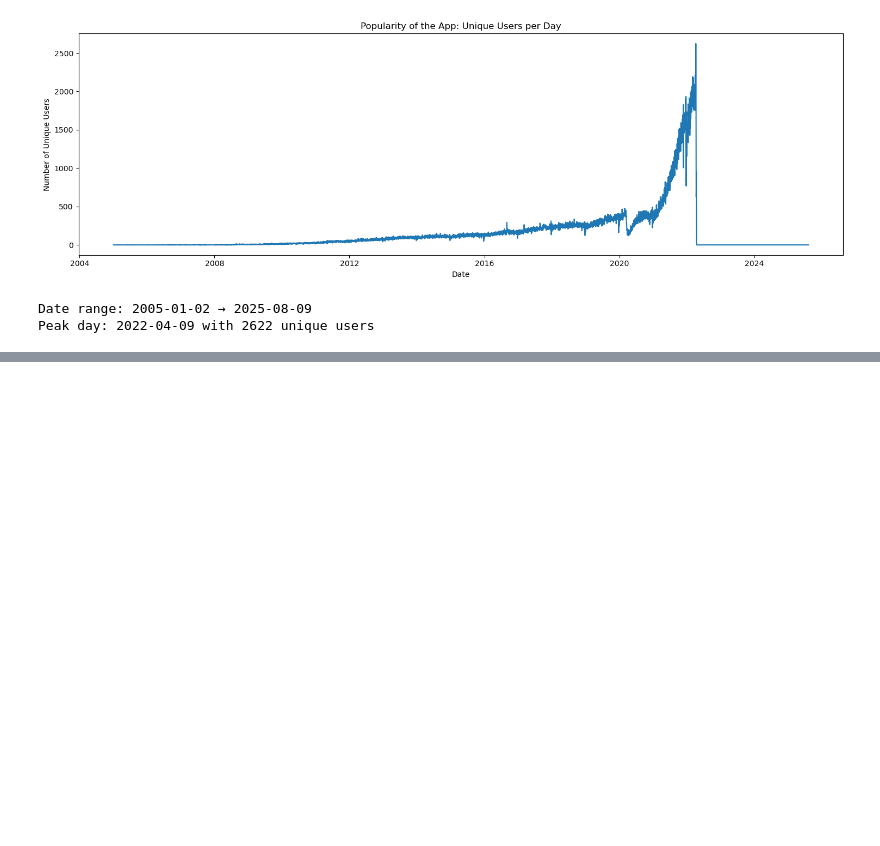
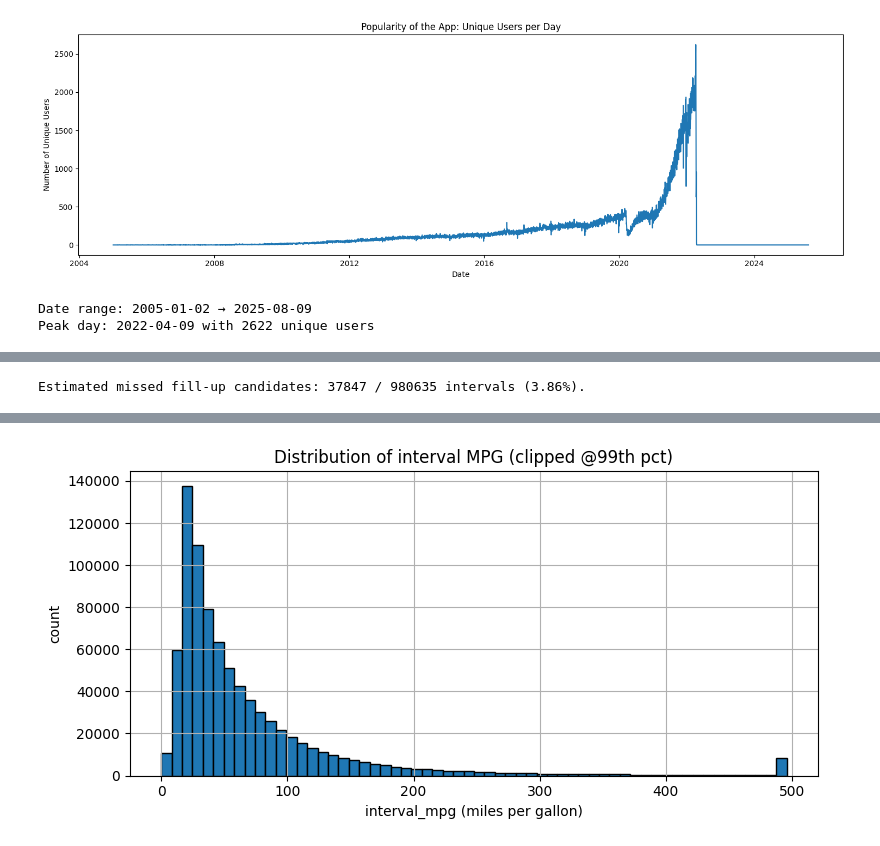
Before and after one commit to WitsPram/IDVE-assignment, a Jupyter notebook: cleaning.ipynb, the cells around one changed output, grey strips where cells are left out. Cells and saved outputs as stored; diff of their text form; code cells hidden in the pictures; blank space fills up the shorter version.

```diff
--- a/cleaning.ipynb
+++ b/cleaning.ipynb
@@ -1067,0 +1221,67 @@ Name: user_id, dtype: int64
+# %%
+# === 4.2.2 — Missed fill-ups based on interval MPG & distance (on cleaned df) ===
+dfm = df4_clean.copy()
+for c in ['odometer','gallons']:
+    if c in dfm.columns: dfm[c] = pd.to_numeric(dfm[c], errors='coerce')
+
+# Build per-user intervals
+work_idx = dfm.dropna(subset=['date_fueled_dt','odometer']).index
+work = dfm.loc[work_idx, ['user_url','date_fueled_dt','odometer','gallons']].sort_values(
+    ['user_url','date_fueled_dt']
+).copy()
+work['prev_odometer'] = work.groupby('user_url')['odometer'].shift(1)
+work['prev_date']     = work.groupby('user_url')['date_fueled_dt'].shift(1)
+work['delta_miles']   = work['odometer'] - work['prev_odometer']
+work['delta_days']    = (work['date_fueled_dt'] - work['prev_date']).dt.days
+valid = (work['gallons'] > 0) & np.isfinite(work['gallons']) & (work['delta_miles'] > 0)
+work['interval_mpg']  = np.where(valid, work['delta_miles'] / work['gallons'], np.nan)
+work['odo_nonmono']   = work['delta_miles'] < 0
+
+# Per-user robust thresholds
+def iqr_upper(s):
+    s = s.dropna()
+    if s.empty: return np.nan
+    q1, q3 = np.percentile(s, [25, 75])
+    return q3 + 1.5*(q3 - q1)
+
+grp = work.groupby('user_url', group_keys=False)
+thr_mpg   = grp['interval_mpg'].apply(iqr_upper).rename('thr_mpg')
+thr_miles = grp['delta_miles'].apply(iqr_upper).rename('thr_miles')
+work = work.merge(thr_mpg, left_on='user_url', right_index=True, how='left')
+work = work.merge(thr_miles, left_on='user_url', right_index=True, how='left')
+
+# Flag candidates
+mask = (
+    (~work['odo_nonmono']) &
+    np.isfinite(work['interval_mpg']) &
+    np.isfinite(work['thr_mpg']) & np.isfinite(work['thr_miles']) &
+    (work['interval_mpg'] > work['thr_mpg']) &
+    (work['delta_miles']  > work['thr_miles'])
+)
+work['missed_fill_candidate'] = mask
+
+n_cand = int(mask.sum())
+n_valid = int((~work['odo_nonmono']).sum())
+print(f"Estimated missed fill-up candidates: {n_cand} / {n_valid} intervals ({n_cand/max(n_valid,1):.2%}).")
+
+# Show examples
+ex = (work[work['missed_fill_candidate']]
+      .assign(excess_ratio = work['interval_mpg'] / work['thr_mpg'])
+      .sort_values('excess_ratio', ascending=False)
+      .loc[:, ['user_url','prev_date','date_fueled_dt','delta_days',
+               'prev_odometer','odometer','delta_miles','gallons',
+               'interval_mpg','thr_mpg','excess_ratio']]
+      .head(20))
+display(ex)
+
+# quick visual
+vals = work.loc[(~work['odo_nonmono']) & np.isfinite(work['interval_mpg']), 'interval_mpg']
+if not vals.empty:
+    plt.figure(figsize=(8,4))
+    vals.clip(upper=np.nanpercentile(vals, 99)).hist(bins=60, edgecolor='black')
+    plt.title("Distribution of interval MPG (clipped @99th pct)")
+    plt.xlabel("interval_mpg (miles per gallon)")
+    plt.ylabel("count")
+    plt.tight_layout(); plt.show()
+# %% [output]
+Estimated missed fill-up candidates: 37847 / 980635 intervals (3.86%).
@@ -1067,0 +1305 @@ Name: user_id, dtype: int64
+[figure, added]
```
Also changed, not shown: parts of 31 cells of this notebook.
